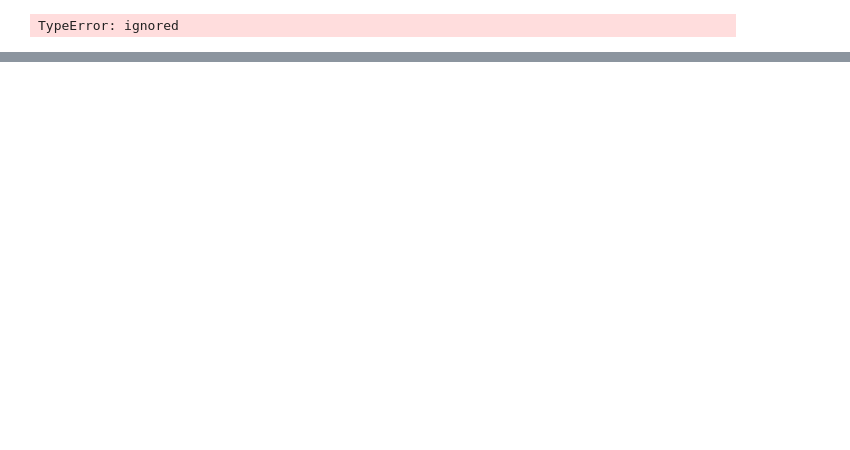
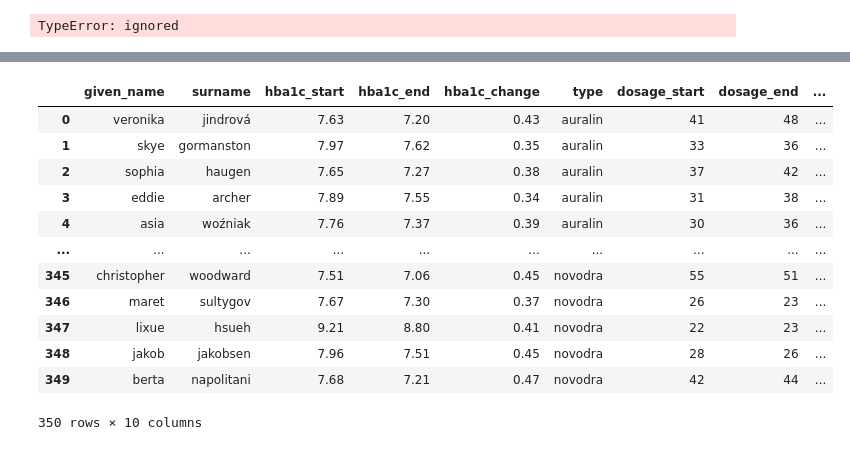
Before and after one commit to AzadMehedi/Data-Wrangling, a Jupyter notebook: data_accessing_&_cleaning.ipynb, the cells around one changed output, grey strips where cells are left out. Drawn from its saved outputs; the diff is of its cells as text; code cells hidden in the pictures; blank space fills up the shorter version.

```diff
--- a/data_accessing_&_cleaning.ipynb
+++ b/data_accessing_&_cleaning.ipynb
@@ -594,0 +716,3 @@ TypeError: ignored
+# %%
+treatments_df.drop(columns='dosage_range', inplace=True)
+treatments_df
@@ -594,0 +737,4 @@ TypeError: ignored
+# %%
+# removing u
+treatments_df['dosage_start'] = treatments_df['dosage_start'].str.replace('u','')
+treatments_df['dosage_end'] = treatments_df['dosage_end'].str.replace('u','')
@@ -594,0 +770,3 @@ TypeError: ignored
+# %%
+treatments_df['dosage_start'] = treatments_df['dosage_start'].astype('int')
+treatments_df['dosage_end'] = treatments_df['dosage_end'].astype('int')
@@ -594,0 +784,17 @@ TypeError: ignored
+# %%
+treatments_df = treatments_df.merge(adverse_reactions_df, how='left', on=['given_name','surname'])
+treatments_df
+# %% [output]
+|  | given_name | surname | hba1c_start | hba1c_end | hba1c_change | type | dosage_start | dosage_end | ... |
+| 0 | veronika | jindrová | 7.63 | 7.20 | 0.43 | auralin | 41 | 48 | ... |
+| 1 | skye | gormanston | 7.97 | 7.62 | 0.35 | auralin | 33 | 36 | ... |
+| 2 | sophia | haugen | 7.65 | 7.27 | 0.38 | auralin | 37 | 42 | ... |
+| 3 | eddie | archer | 7.89 | 7.55 | 0.34 | auralin | 31 | 38 | ... |
+| 4 | asia | woźniak | 7.76 | 7.37 | 0.39 | auralin | 30 | 36 | ... |
+| ... | ... | ... | ... | ... | ... | ... | ... | ... | ... |
+| 345 | christopher | woodward | 7.51 | 7.06 | 0.45 | novodra | 55 | 51 | ... |
+| 346 | maret | sultygov | 7.67 | 7.30 | 0.37 | novodra | 26 | 23 | ... |
+| 347 | lixue | hsueh | 9.21 | 8.80 | 0.41 | novodra | 22 | 23 | ... |
+| 348 | jakob | jakobsen | 7.96 | 7.51 | 0.45 | novodra | 28 | 26 | ... |
+| 349 | berta | napolitani | 7.68 | 7.21 | 0.47 | novodra | 42 | 44 | ... |
+350 rows × 10 columns
```
Also changed, not shown: parts of 15 cells of this notebook.
